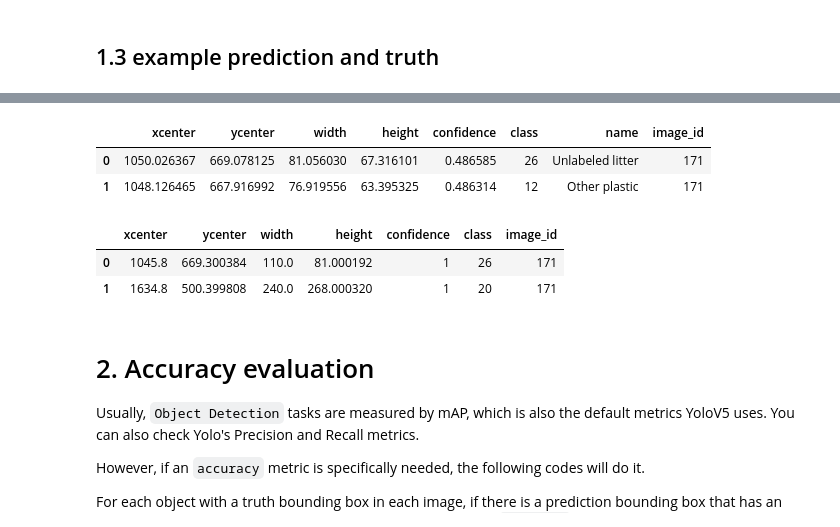
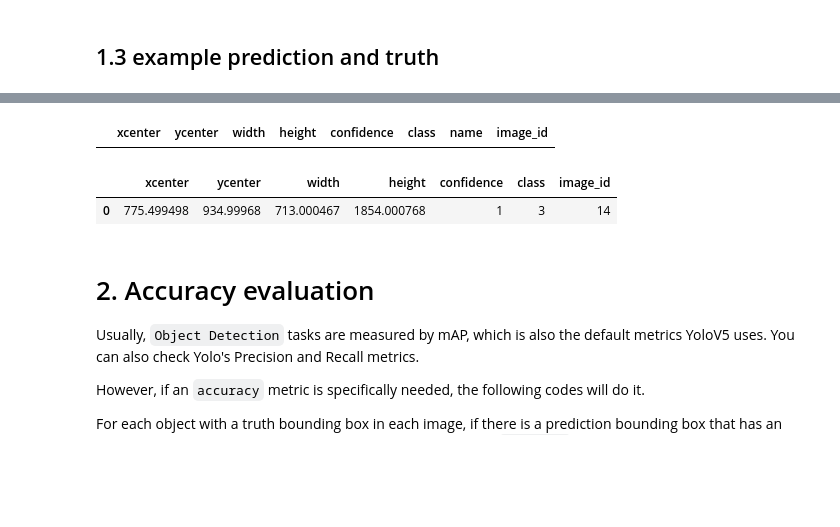
Before and after one commit to code4sac/trash-ai, a Jupyter notebook: notebooks/Evaluation_Accuracy.ipynb, the cells around one changed output, grey strips where cells are left out. Saved outputs shown, nothing was run; the diff lists cells and outputs as text; code cells hidden in the pictures; blank space fills up the shorter version.

```diff
--- a/notebooks/Evaluation_Accuracy.ipynb
+++ b/notebooks/Evaluation_Accuracy.ipynb
@@ -109,22 +174,5 @@ Mounted at /gdrive
 # %%
-nr_imgs=None
-for root, dirnames, filenames in os.walk('./yoloTACO/labels/'):
-  nr_imgs = len(filenames)
-  break
-print('Number of all images:\n'+str(nr_imgs))
-
-## train test split
-'''
-train: images/train
-val: images/val
-test: images/test
-'''
-np.random.seed(4)
-id_list=[i for i in range(nr_imgs)]
-np.random.shuffle(id_list)
-train_ids = id_list[:1300]
-val_ids = id_list[1300:1400]
-test_ids = id_list[1400:]
+%%capture
 
 def move_helper(ids, desti):
   for id in ids:
@@ -136,3 +184,13 @@ def move_helper(ids, desti):
         shutil.copy( lbl_name, './yoloTACO/labels/'+desti)
     else :
         print('file does not exist', img_name)
+
+!mkdir yoloTACO/images/train
+!mkdir yoloTACO/images/val
+!mkdir yoloTACO/images/test
+!mkdir yoloTACO/labels/train
+!mkdir yoloTACO/labels/val
+!mkdir yoloTACO/labels/test
+move_helper(test_ids,'test')
+move_helper(train_ids,'train')
+move_helper(val_ids,'val')
@@ -409,15 +423,12 @@ pred_pd[:2]
 # %%
-pred_pd[1]
+pred_pd[3]
 # %% [output]
 |  | xcenter | ycenter | width | height | confidence | class | name | image_id |
-| 0 | 1050.026367 | 669.078125 | 81.056030 | 67.316101 | 0.486585 | 26 | Unlabeled litter | 171 |
-| 1 | 1048.126465 | 667.916992 | 76.919556 | 63.395325 | 0.486314 | 12 | Other plastic | 171 |
 # %%
-truth_pd[1]
+truth_pd[3]
 # %% [output]
 |  | xcenter | ycenter | width | height | confidence | class | image_id |
-| 0 | 1045.8 | 669.300384 | 110.0 | 81.000192 | 1 | 26 | 171 |
-| 1 | 1634.8 | 500.399808 | 240.0 | 268.000320 | 1 | 20 | 171 |
+| 0 | 775.499498 | 934.99968 | 713.000467 | 1854.000768 | 1 | 3 | 14 |
 # %% [markdown]
 # 2. Accuracy evaluation
 
```
Also changed, not shown: parts of 15 cells of this notebook.
